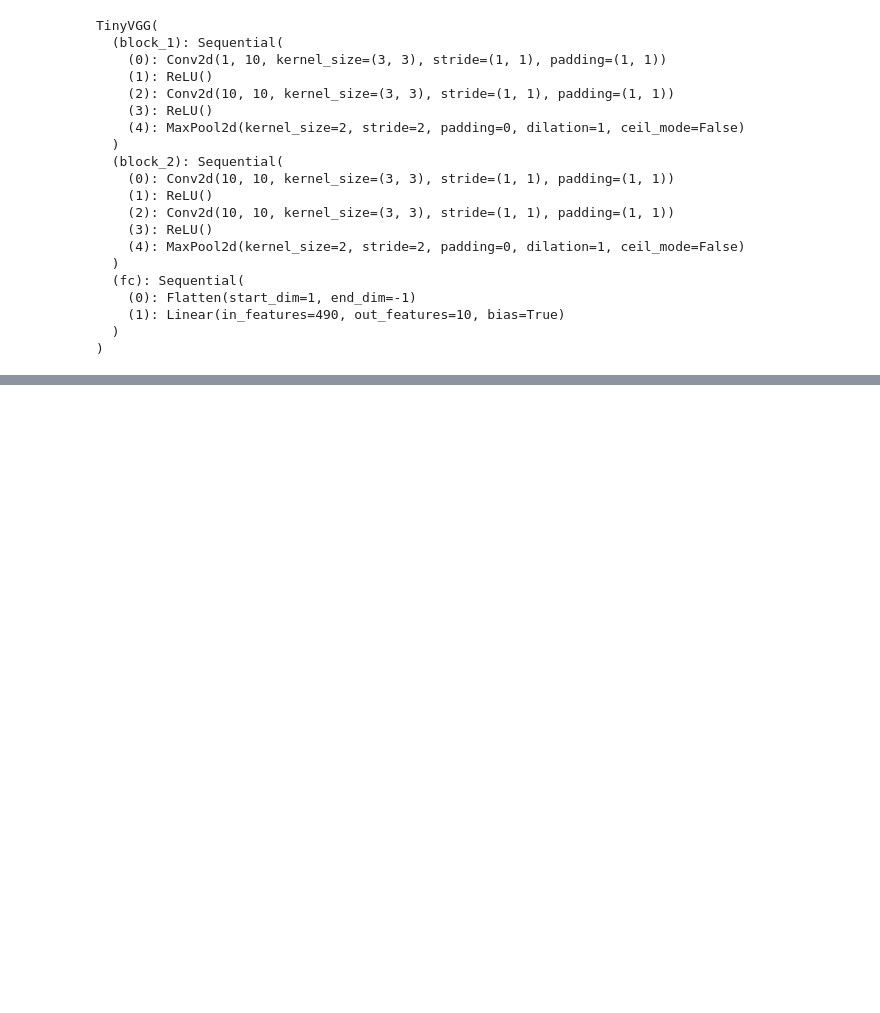
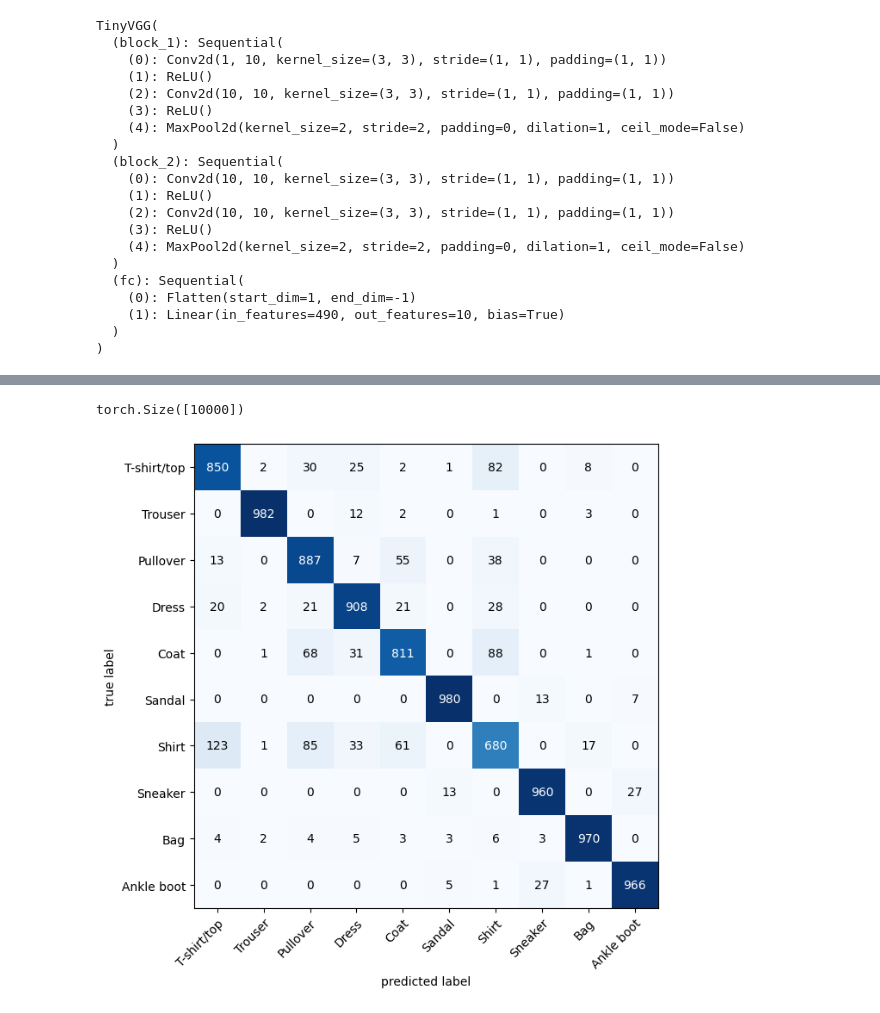
Before and after one commit to NickDiNapoli/pytorch-playground, a Jupyter notebook: src/pytorch_playground/fashion_mnist_classification.ipynb, the cells around one changed output, grey strips where cells are left out. Saved outputs shown, nothing was run; the diff lists cells and outputs as text; code cells hidden in the pictures; blank space fills up the shorter version.

```diff
--- a/src/pytorch_playground/fashion_mnist_classification.ipynb
+++ b/src/pytorch_playground/fashion_mnist_classification.ipynb
@@ -548,0 +710,26 @@ TinyVGG(
+# %%
+y_preds = []
+model_2.eval()
+with torch.inference_mode():
+  for X, y in tqdm(test_dataloader, desc="Making predictions"):
+    X, y = X.to(device), y.to(device)
+    y_logit = model_2(X)
+    # logits -> pred probs -> pred labels
+    # perform softmax on the logits dimension
+    y_pred = torch.softmax(y_logit, dim=1).argmax(dim=1)
+    y_preds.append(y_pred.cpu())
+
+y_pred_tensor = torch.cat(y_preds)
+y_pred_tensor.shape
+# %% [output]
+torch.Size([10000])
+# %%
+conf_mat = ConfusionMatrix(num_classes=len(train_data.classes), task='multiclass')
+conf_mat_tensor = conf_mat(preds=y_pred_tensor,
+                           target=test_data.targets)
+
+fig, ax = plot_confusion_matrix(conf_mat=conf_mat_tensor.numpy(),
+                                class_names=train_data.classes,
+                                figsize=(10, 7))
+# %% [output]
+[figure, added]
```
Also changed, not shown: parts of 13 cells of this notebook, 2 other files.
